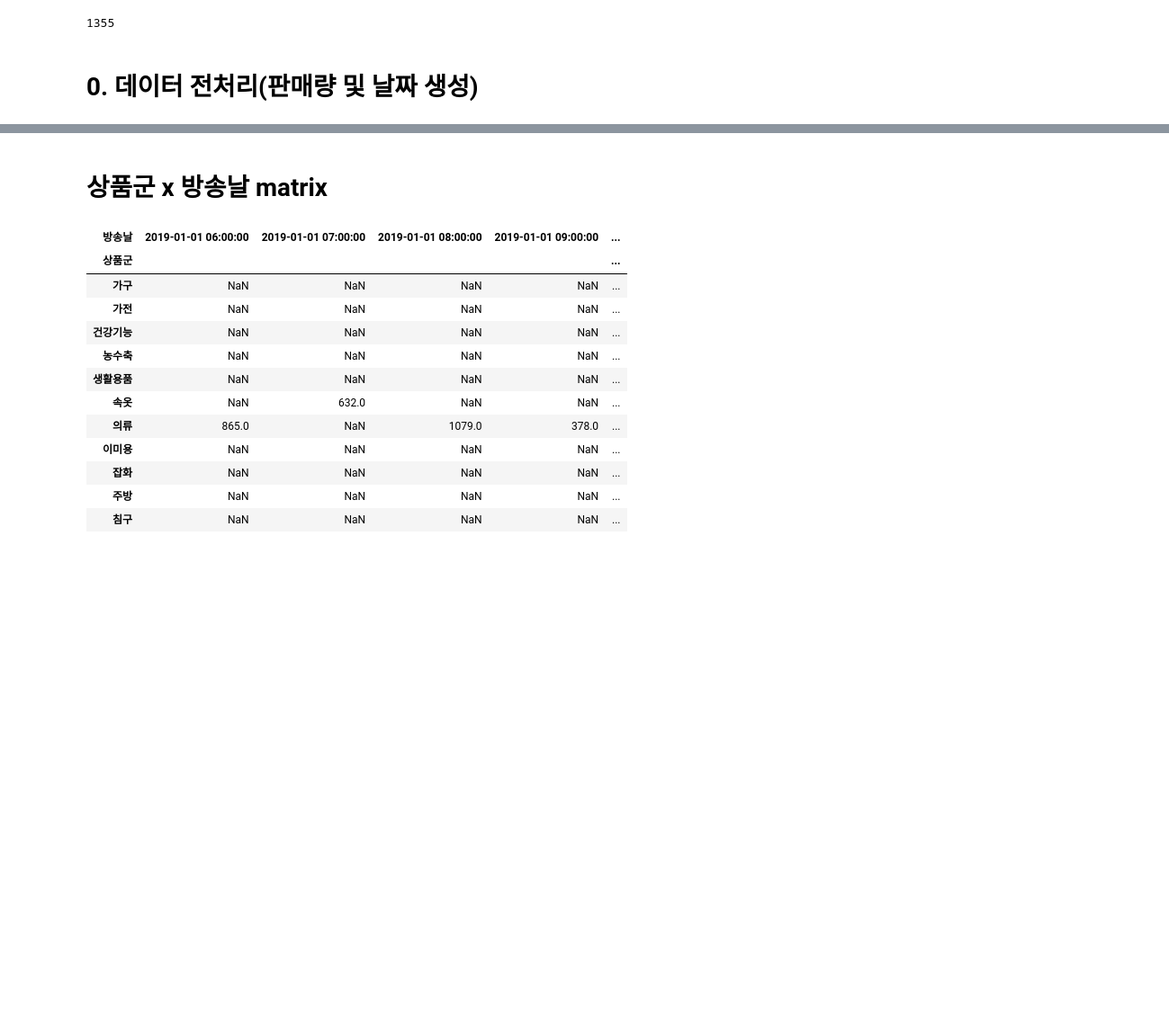
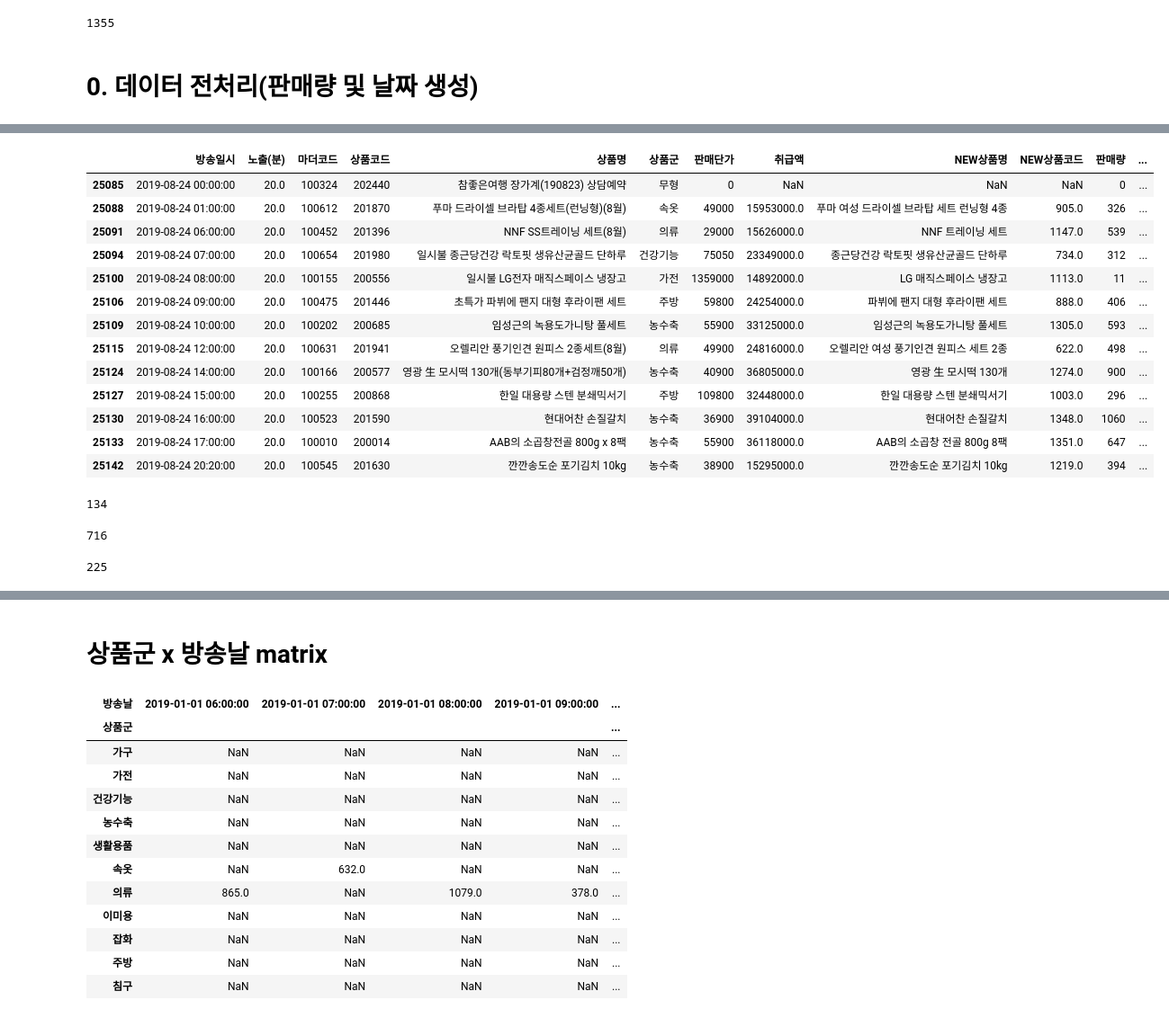
Before and after one commit to cryingjin/Shopping_GG, a Jupyter notebook: 3. Modeling/0913_recommendation.ipynb, the cells around one changed output, grey strips where cells are left out. Shown at 90% size. Cells and saved outputs as stored; diff of their text form; code cells hidden in the pictures; blank space fills up the shorter version.

```diff
--- a/3. Modeling/0913_recommendation.ipynb
+++ b/3. Modeling/0913_recommendation.ipynb
@@ -77,0 +200,29 @@ sale_raw = pd.concat([sale_a.drop('방송일시', axis = 1), sale_b.drop(['방
+# %%
+sale.loc[sale['방송날'] == pd.to_datetime('2019-08-24')].drop_duplicates('마더코드')
+# %% [output]
+|  | 방송일시 | 노출(분) | 마더코드 | 상품코드 | 상품명 | 상품군 | 판매단가 | 취급액 | NEW상품명 | NEW상품코드 | 판매량 | ... |
+| 25085 | 2019-08-24 00:00:00 | 20.0 | 100324 | 202440 | 참좋은여행 장가계(190823) 상담예약 | 무형 | 0 | NaN | NaN | NaN | 0 | ... |
+| 25088 | 2019-08-24 01:00:00 | 20.0 | 100612 | 201870 | 푸마 드라이셀 브라탑 4종세트(런닝형)(8월) | 속옷 | 49000 | 15953000.0 | 푸마 여성 드라이셀 브라탑 세트 런닝형 4종 | 905.0 | 326 | ... |
+| 25091 | 2019-08-24 06:00:00 | 20.0 | 100452 | 201396 | NNF SS트레이닝 세트(8월) | 의류 | 29000 | 15626000.0 | NNF 트레이닝 세트 | 1147.0 | 539 | ... |
+| 25094 | 2019-08-24 07:00:00 | 20.0 | 100654 | 201980 | 일시불 종근당건강 락토핏 생유산균골드 단하루 | 건강기능 | 75050 | 23349000.0 | 종근당건강 락토핏 생유산균골드 단하루 | 734.0 | 312 | ... |
+| 25100 | 2019-08-24 08:00:00 | 20.0 | 100155 | 200556 | 일시불 LG전자 매직스페이스 냉장고 | 가전 | 1359000 | 14892000.0 | LG 매직스페이스 냉장고 | 1113.0 | 11 | ... |
+| 25106 | 2019-08-24 09:00:00 | 20.0 | 100475 | 201446 | 초특가 파뷔에 팬지 대형 후라이팬 세트 | 주방 | 59800 | 24254000.0 | 파뷔에 팬지 대형 후라이팬 세트 | 888.0 | 406 | ... |
+| 25109 | 2019-08-24 10:00:00 | 20.0 | 100202 | 200685 | 임성근의 녹용도가니탕 풀세트 | 농수축 | 55900 | 33125000.0 | 임성근의 녹용도가니탕 풀세트 | 1305.0 | 593 | ... |
+| 25115 | 2019-08-24 12:00:00 | 20.0 | 100631 | 201941 | 오렐리안 풍기인견 원피스 2종세트(8월) | 의류 | 49900 | 24816000.0 | 오렐리안 여성 풍기인견 원피스 세트 2종 | 622.0 | 498 | ... |
+| 25124 | 2019-08-24 14:00:00 | 20.0 | 100166 | 200577 | 영광 生 모시떡 130개(동부기피80개+검정깨50개) | 농수축 | 40900 | 36805000.0 | 영광 生 모시떡 130개 | 1274.0 | 900 | ... |
+| 25127 | 2019-08-24 15:00:00 | 20.0 | 100255 | 200868 | 한일 대용량 스텐 분쇄믹서기 | 주방 | 109800 | 32448000.0 | 한일 대용량 스텐 분쇄믹서기 | 1003.0 | 296 | ... |
+| 25130 | 2019-08-24 16:00:00 | 20.0 | 100523 | 201590 | 현대어찬 손질갈치 | 농수축 | 36900 | 39104000.0 | 현대어찬 손질갈치 | 1348.0 | 1060 | ... |
+| 25133 | 2019-08-24 17:00:00 | 20.0 | 100010 | 200014 | AAB의 소곱창전골 800g x 8팩 | 농수축 | 55900 | 36118000.0 | AAB의 소곱창 전골 800g 8팩 | 1351.0 | 647 | ... |
+| 25142 | 2019-08-24 20:20:00 | 20.0 | 100545 | 201630 | 깐깐송도순 포기김치 10kg | 농수축 | 38900 | 15295000.0 | 깐깐송도순 포기김치 10kg | 1219.0 | 394 | ... |
+# %%
+len(set(test['마더코드']) - set(sale['마더코드']))
+# %% [output]
+134
+# %%
+len(set(sale['마더코드']))
+# %% [output]
+716
+# %%
+len(set(test['마더코드']))dd
+# %% [output]
+225
```
Also changed, not shown: parts of 40 cells of this notebook, 3 other files.
